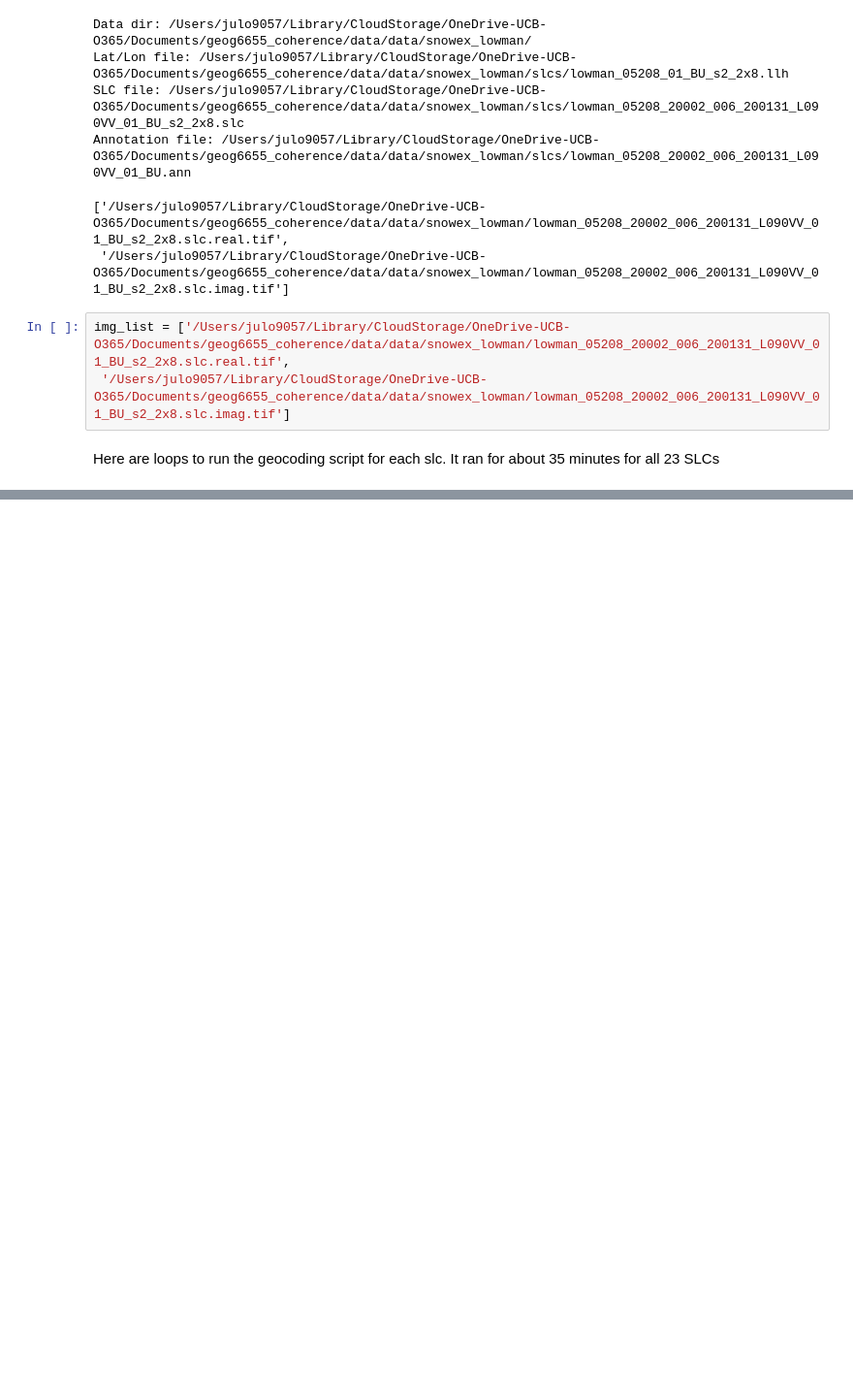
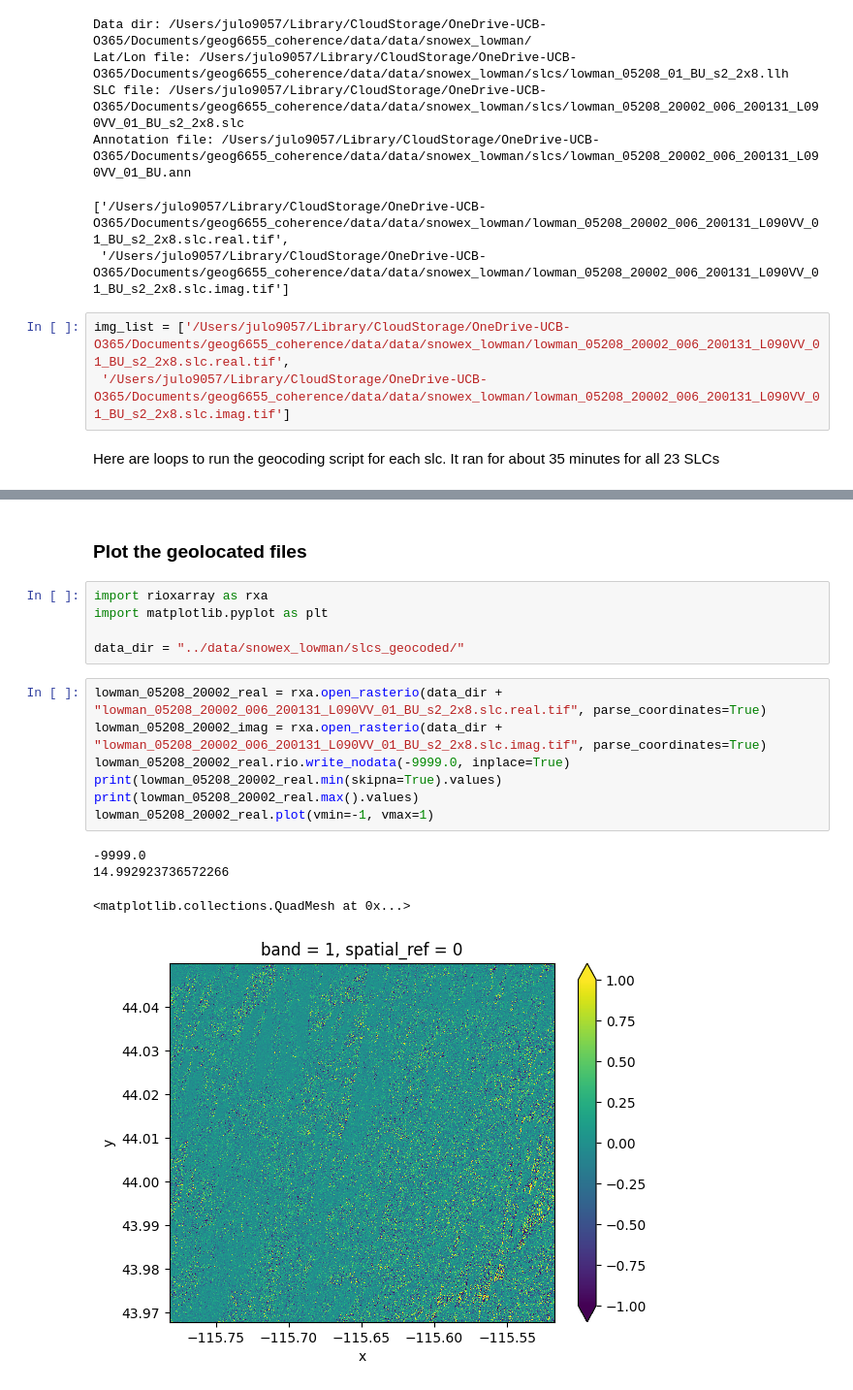
Before and after one commit to julober/snowex_uavsar_coherence, a Jupyter notebook: notebooks/geocoding.ipynb, the cells around one changed output, grey strips where cells are left out. Shown at 97% size. Drawn from its saved outputs; the diff is of its cells as text; blank space fills up the shorter version.

Commit message:
added code to make geocoded slcs

```diff
--- a/notebooks/geocoding.ipynb
+++ b/notebooks/geocoding.ipynb
@@ -56,0 +107,19 @@ for slc, ann in zip(slcs_05208, anns_05208):
+# %% [markdown]
+### Plot the geolocated files
+# %%
+import rioxarray as rxa
+import matplotlib.pyplot as plt
+
+data_dir = "../data/snowex_lowman/slcs_geocoded/"
+# %%
+lowman_05208_20002_real = rxa.open_rasterio(data_dir + "lowman_05208_20002_006_200131_L090VV_01_BU_s2_2x8.slc.real.tif", parse_coordinates=True)
+lowman_05208_20002_imag = rxa.open_rasterio(data_dir + "lowman_05208_20002_006_200131_L090VV_01_BU_s2_2x8.slc.imag.tif", parse_coordinates=True)
+lowman_05208_20002_real.rio.write_nodata(-9999.0, inplace=True)
+print(lowman_05208_20002_real.min(skipna=True).values)
+print(lowman_05208_20002_real.max().values)
+lowman_05208_20002_real.plot(vmin=-1, vmax=1)
+# %% [output]
+-9999.0
+14.992923736572266
+<matplotlib.collections.QuadMesh at 0x...>
+[figure, added]
```
Also changed, not shown: parts of 5 cells of this notebook, 2 other files.
